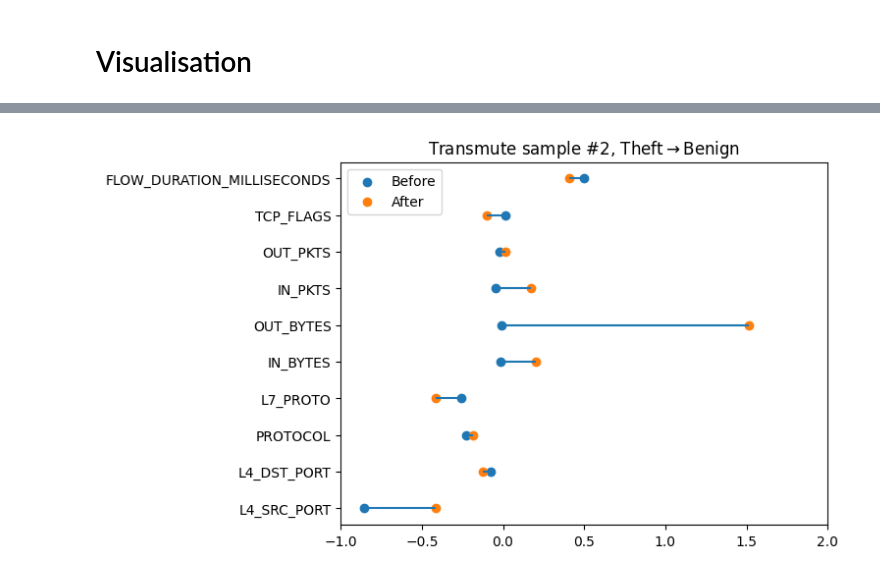
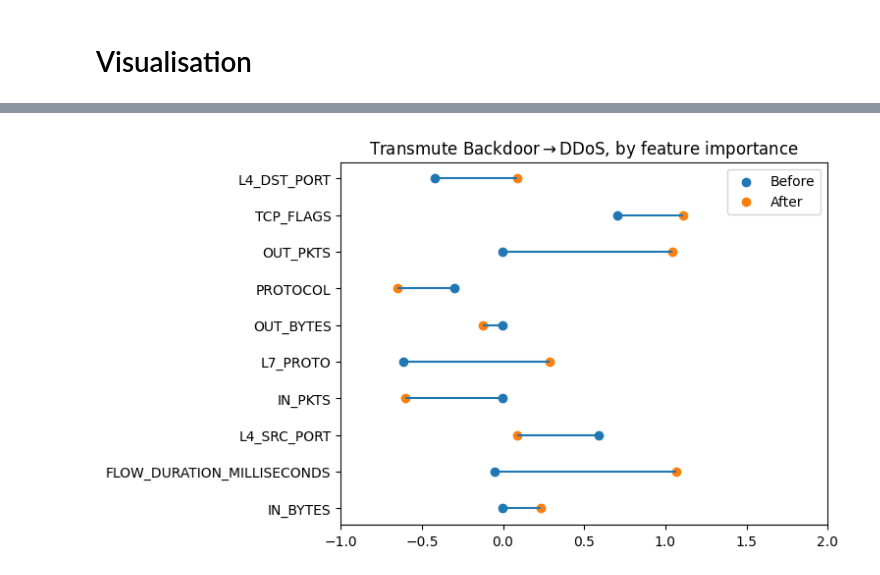
Before and after one commit to HOGGL/causal-ids, a Jupyter notebook: causal-ids.ipynb, the cells around one changed output, grey strips where cells are left out. Drawn from its saved outputs; the diff is of its cells as text; code cells hidden in the pictures.

```diff
--- a/causal-ids.ipynb
+++ b/causal-ids.ipynb
@@ -10,7 +10,7 @@ Load the dataset skipping some columns. This time use the category datatype for
 import pandas as pd
 from sklearn.preprocessing import StandardScaler
 # %%
-csv_file = 'datasets/netflow-v1/NF-BoT-IoT.csv'
+csv_file = 'datasets/netflow-v1/NF-ToN-IoT.csv'
 ignore_cols = {'IPV4_SRC_ADDR', 'IPV4_DST_ADDR', 'Label'}
 # %%
 df = pd.read_csv(csv_file,
@@ -39,7 +39,7 @@ from xgboost import XGBClassifier
 X, y = df.iloc[:,:-1], df.iloc[:,-1].cat.codes
 X_train, X_test, y_train, y_test = train_test_split(X, y, random_state=42)
 # %%
-classifier = XGBClassifier(n_estimators=17, tree_method='gpu_hist', random_state=42)
+classifier = XGBRFClassifier(n_estimators=17, random_state=42)
 classifier.fit(X_train, y_train);
 # %%
 y_pred = classifier.predict(X_test)
@@ -268,3 +269,7 @@ after = scaler.transform(zz[7][1])
 feature_names = df.columns[:-1]
 # %%
 import matplotlib.pyplot as plt
+# %%
+viz_df = pd.DataFrame(zip(feature_names, before, after.reshape(10), classifier.feature_importances_), columns=['Features', 'Before', 'After', 'Importance'])
+viz_df.sort_values('Importance', inplace=True, ignore_index=True)
+viz_df
@@ -271,10 +288,10 @@ import matplotlib.pyplot as plt
 # %%
-plt.scatter(before, feature_names, label='Before')
-plt.scatter(after, feature_names, label='After')
-plt.hlines(y=feature_names, xmin=before, xmax=after)
-plt.legend(loc='upper left')
-plt.title('Transmute sample #2, Theft$\\rightarrow$Benign')
+plt.scatter(viz_df.Before, viz_df.Features, label='Before')
+plt.scatter(viz_df.After, viz_df.Features, label='After')
+plt.hlines(y=viz_df.Features, xmin=viz_df.Before, xmax=viz_df.After)
+plt.legend(loc='upper right')
+plt.title('Transmute Backdoor$\\rightarrow$DDoS, by feature importance')
 plt.xlim([-1,2])
 plt.savefig('tranmuted_sample.png', bbox_inches = "tight");
 # %% [output]
-[figure, old version]
+[figure, new version]
```
Also changed, not shown: parts of 20 cells of this notebook, 3 other files.
